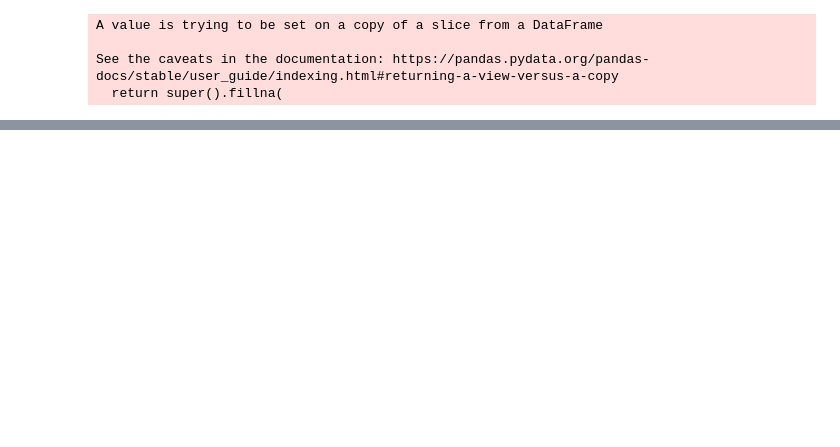
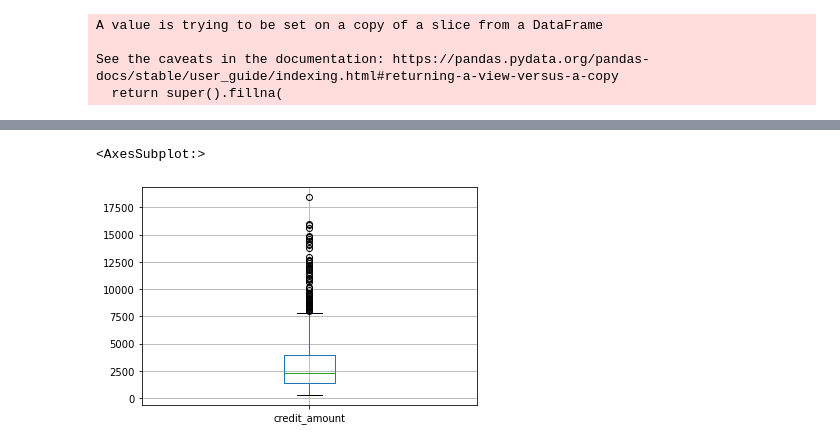
Before and after one commit to lnspeedy/CreditRisk_Classification, a Jupyter notebook: exploration/Feature engineering.ipynb, the cells around one changed output, grey strips where cells are left out. Drawn from its saved outputs; the diff is of its cells as text; code cells hidden in the pictures; blank space fills up the shorter version.

```diff
--- a/exploration/Feature engineering.ipynb
+++ b/exploration/Feature engineering.ipynb
@@ -123,0 +174,5 @@ NameError: name 'mean' is not defined
+# %%
+num.boxplot(column='credit_amount')
+# %% [output]
+<AxesSubplot:>
+[figure, added]
```
Also changed, not shown: parts of 37 cells of this notebook, 1 other file.
